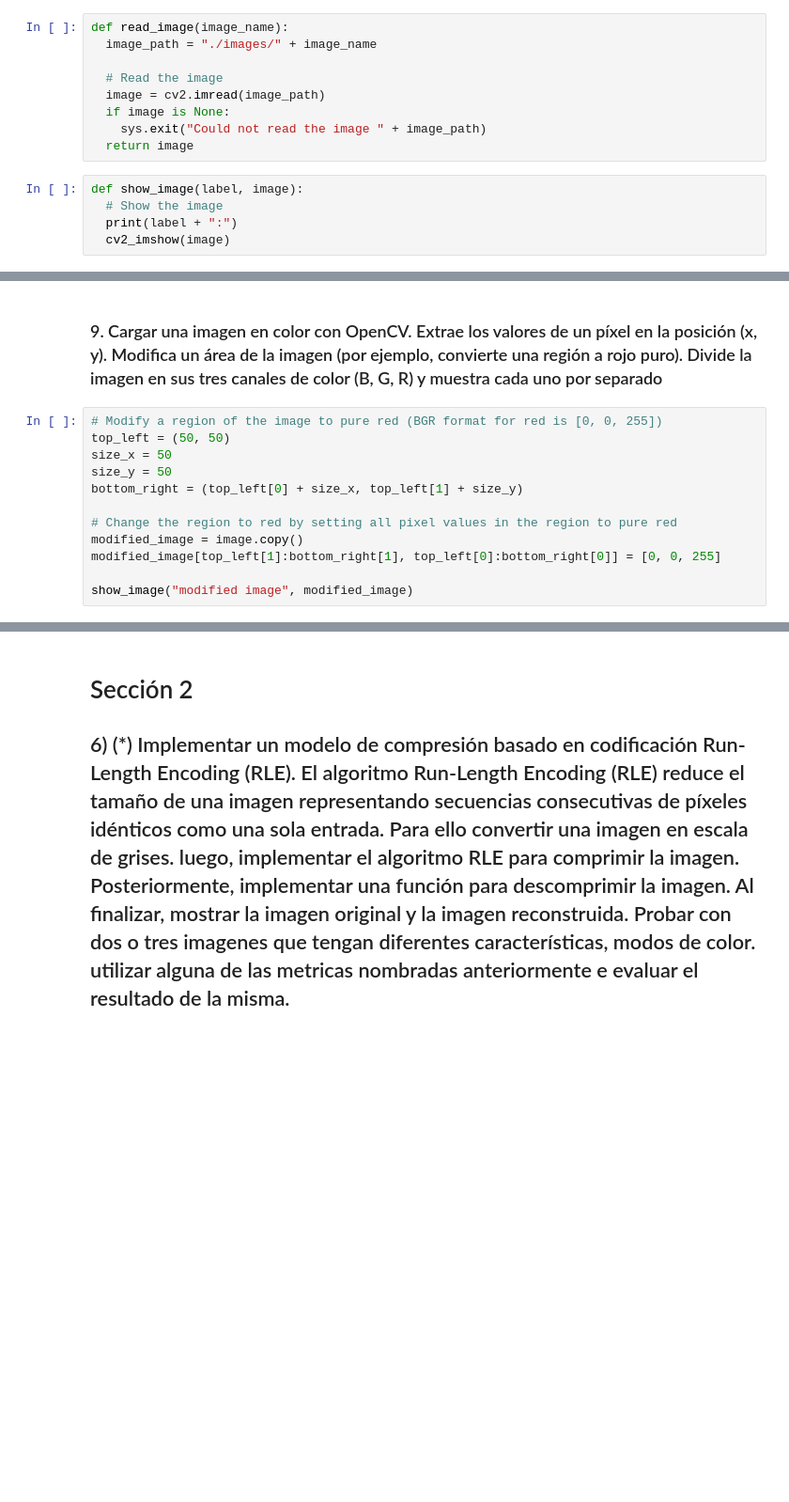
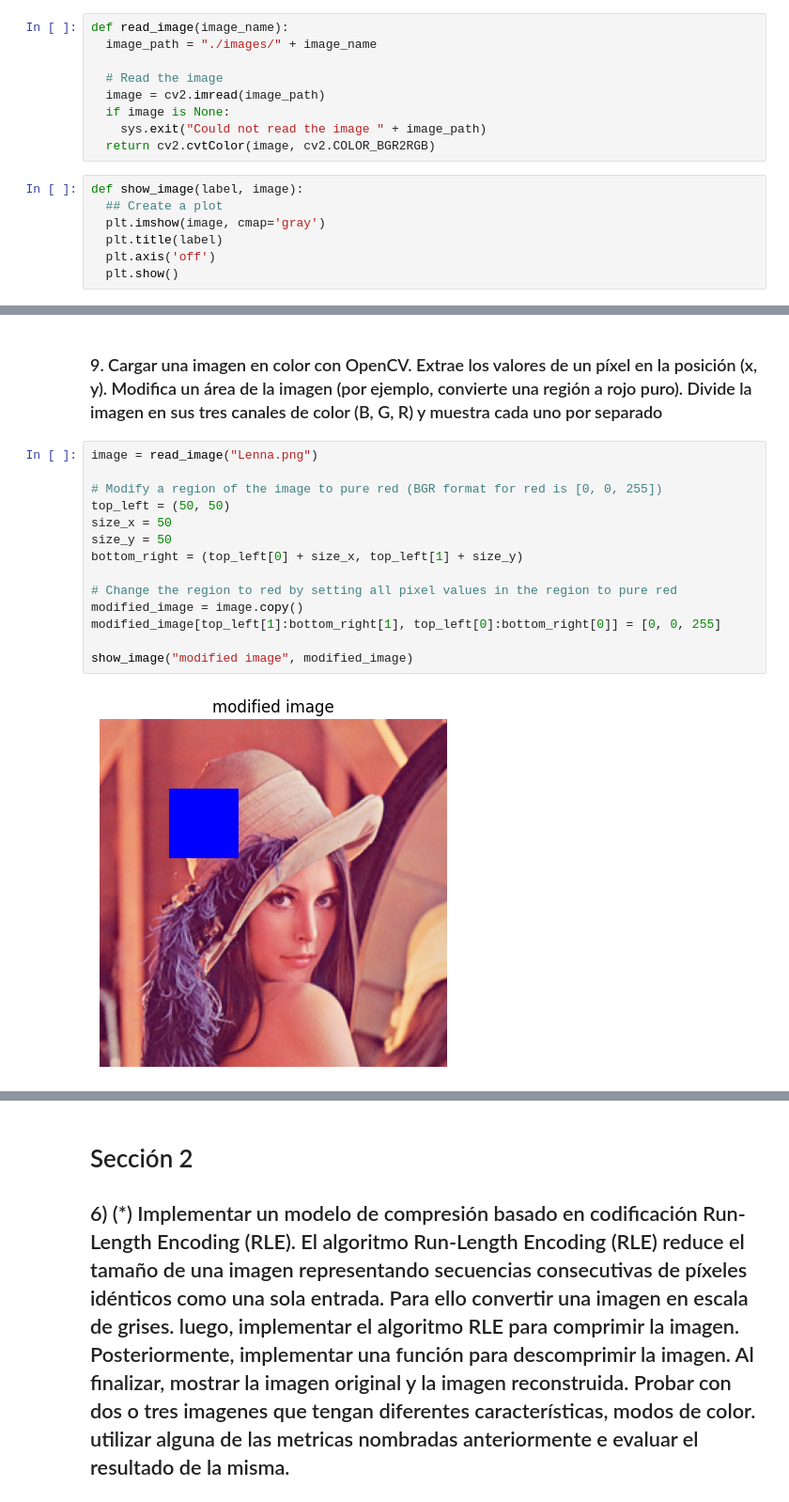
Before and after one commit to LucasEPK/tps-proc-imagenes, a Jupyter notebook: TP 1/code/TP1.ipynb, the cells around one changed output, grey strips where cells are left out. Shown at 94% size. Saved outputs shown, nothing was run; the diff lists cells and outputs as text; blank space fills up the shorter version.

```diff
--- a/TP 1/code/TP1.ipynb
+++ b/TP 1/code/TP1.ipynb
@@ -21,12 +21,14 @@ def read_image(image_name):
   image = cv2.imread(image_path)
   if image is None:
     sys.exit("Could not read the image " + image_path)
-  return image
+  return cv2.cvtColor(image, cv2.COLOR_BGR2RGB)
-# %%
-def show_image(label, image):
-  # Show the image
-  print(label + ":")
-  cv2_imshow(image)
+# %%
+def show_image(label, image):
+  ## Create a plot
+  plt.imshow(image, cmap='gray')
+  plt.title(label)
+  plt.axis('off')
+  plt.show()
 # %%
 image_name = "mate.png"
 
@@ -187,16 +252,20 @@ Cuando se convirtió a escala de grises, se perdió información respectiva a la
 # %% [markdown]
 ### 9. Cargar una imagen en color con OpenCV. Extrae los valores de un píxel en la posición (x, y). Modifica un área de la imagen (por ejemplo, convierte una región a rojo puro). Divide la imagen en sus tres canales de color (B, G, R) y muestra cada uno por separado
 # %%
+image = read_image("Lenna.png")
+
 # Modify a region of the image to pure red (BGR format for red is [0, 0, 255])
 top_left = (50, 50)
 size_x = 50
 size_y = 50
 bottom_right = (top_left[0] + size_x, top_left[1] + size_y)
 
 # Change the region to red by setting all pixel values in the region to pure red
 modified_image = image.copy()
 modified_image[top_left[1]:bottom_right[1], top_left[0]:bottom_right[0]] = [0, 0, 255]
 
 show_image("modified image", modified_image)
+# %% [output]
+[figure, added]
 # %%
 # Blue channel image (only blue channel visible, others set to 0)
```
Also changed, not shown: parts of 18 cells of this notebook.
